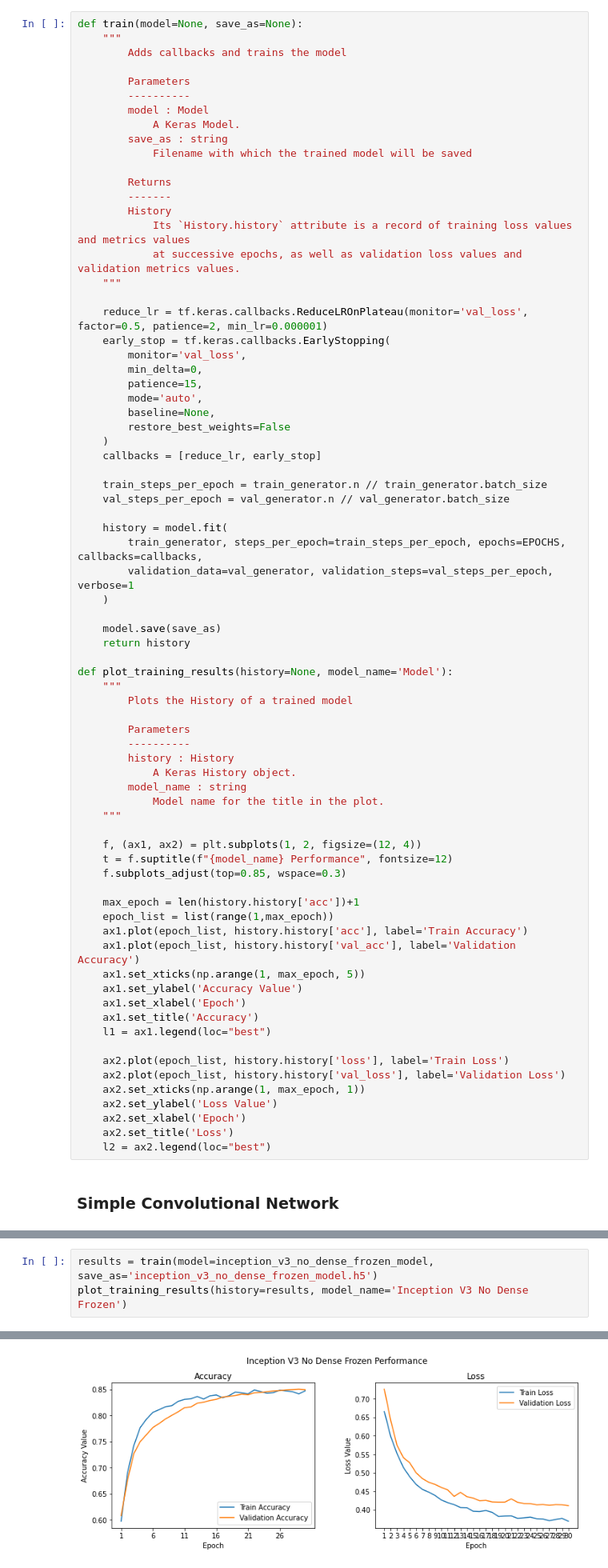
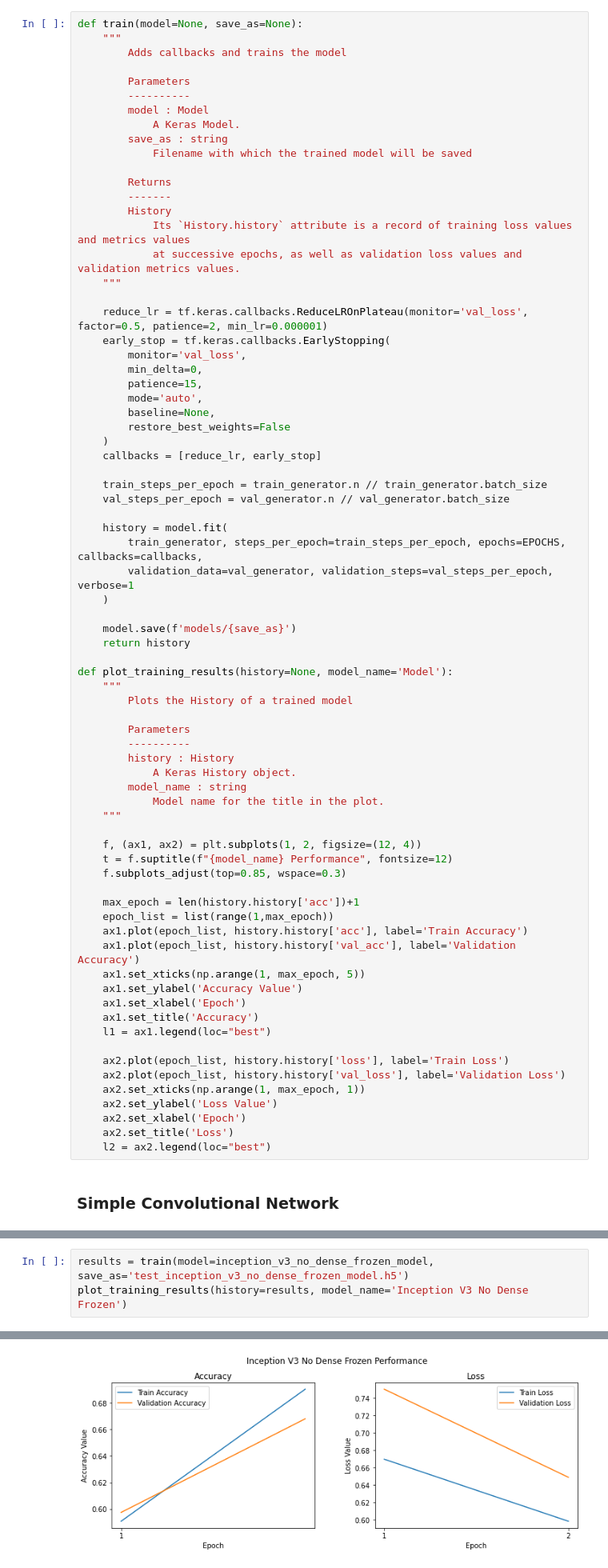
Before and after one commit to xmartlabs/malaria-detector, a Jupyter notebook: malaria_detector.ipynb, the cells around one changed output, grey strips where cells are left out. Shown at 80% size. Drawn from its saved outputs; the diff is of its cells as text.

```diff
--- a/malaria_detector.ipynb
+++ b/malaria_detector.ipynb
@@ -328,7 +328,7 @@ def train(model=None, save_as=None):
         validation_data=val_generator, validation_steps=val_steps_per_epoch, verbose=1
     )
 
-    model.save(save_as)
+    model.save(f'models/{save_as}')
     return history
 
 def plot_training_results(history=None, model_name='Model'):
@@ -619,7 +607,7 @@ Trainable params: 2,049
 Non-trainable params: 21,802,784
 __________________________________________________________________________________________________
 # %%
-results = train(model=inception_v3_no_dense_frozen_model, save_as='inception_v3_no_dense_frozen_model.h5')
+results = train(model=inception_v3_no_dense_frozen_model, save_as='test_inception_v3_no_dense_frozen_model.h5')
 plot_training_results(history=results, model_name='Inception V3 No Dense Frozen')
 # %% [output]
 WARNING:tensorflow:sample_weight modes were coerced from
@@ -642,4 +626,4 @@ Epoch 30/30
-[figure, old version]
+[figure, new version]
 # %% [markdown]
 #### Transfer Learning without a hidden dense layer and with Fine-Tuned Weights
 # %%
```
Also changed, not shown: parts of 8 cells of this notebook, 8 other files.
